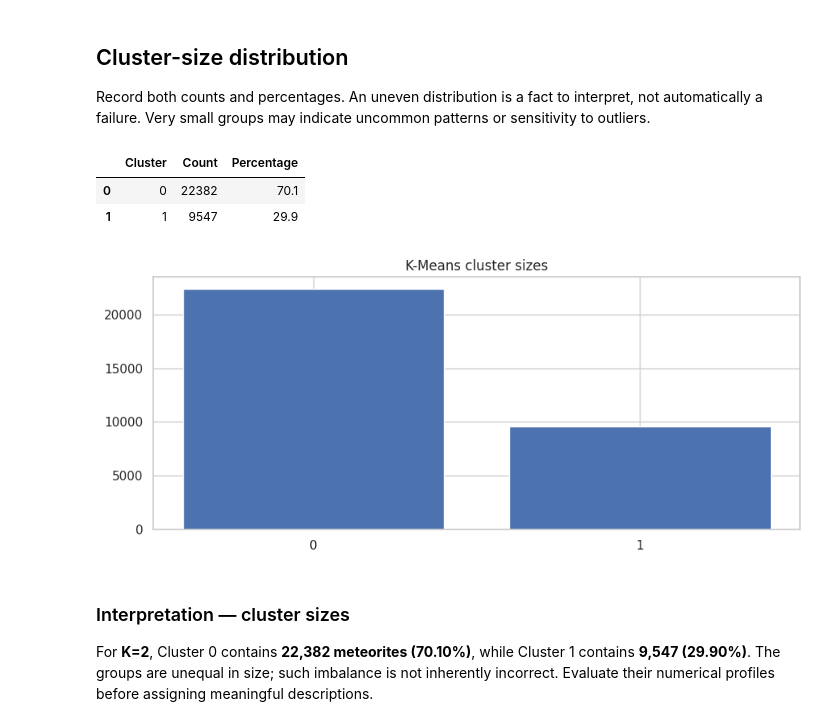
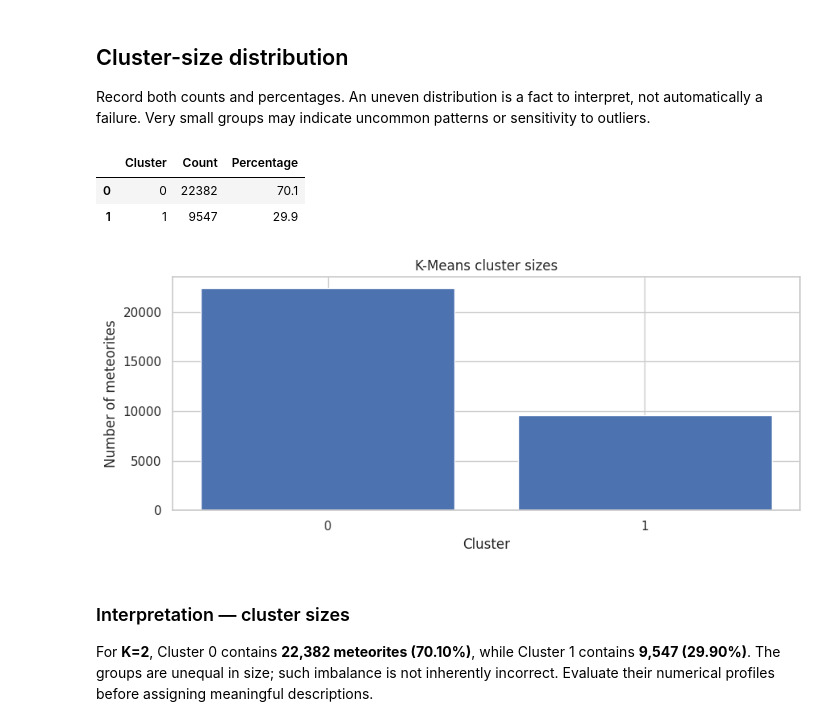
Before and after one commit to manaswiniyoshitha2006-netizen/ML-Evaluation, a Jupyter notebook: notebooks/clustering.ipynb, the cells around one changed output. Saved outputs shown, nothing was run; the diff lists cells and outputs as text; code cells hidden in the pictures.

```diff
--- a/notebooks/clustering.ipynb
+++ b/notebooks/clustering.ipynb
@@ -1815,15 +1818,17 @@ Record both counts and percentages. An uneven distribution is a fact to interpre
 # %%
 cluster_counts = kmeans_df["KMeans_Cluster"].value_counts().sort_index()
 cluster_size_summary = pd.DataFrame({"Cluster":cluster_counts.index,"Count":cluster_counts.to_numpy(),
     "Percentage":100*cluster_counts.to_numpy()/len(kmeans_df)})
 display(cluster_size_summary.round(2))
 plt.figure(figsize=(9,4));plt.bar(cluster_size_summary["Cluster"].astype(str), cluster_size_summary["Count"])
-plt.title("K-Means cluster sizes");plt.tight_layout();plt.show()
+plt.title("K-Means cluster sizes")
+plt.xlabel("Cluster"); plt.ylabel("Number of meteorites")
+plt.tight_layout(); plt.show()
 # %% [output]
 |  | Cluster | Count | Percentage |
 | 0 | 0 | 22382 | 70.1 |
 | 1 | 1 | 9547 | 29.9 |
-[figure, old version]
+[figure, new version]
 # %% [markdown]
 ### Interpretation — cluster sizes
 
```
Also changed, not shown: parts of 30 cells of this notebook.
